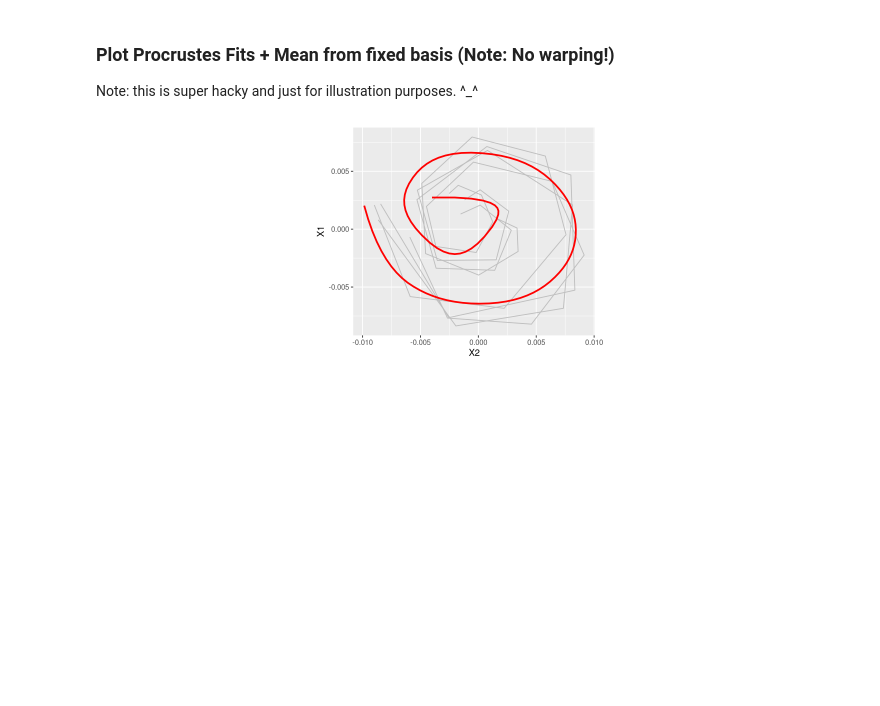
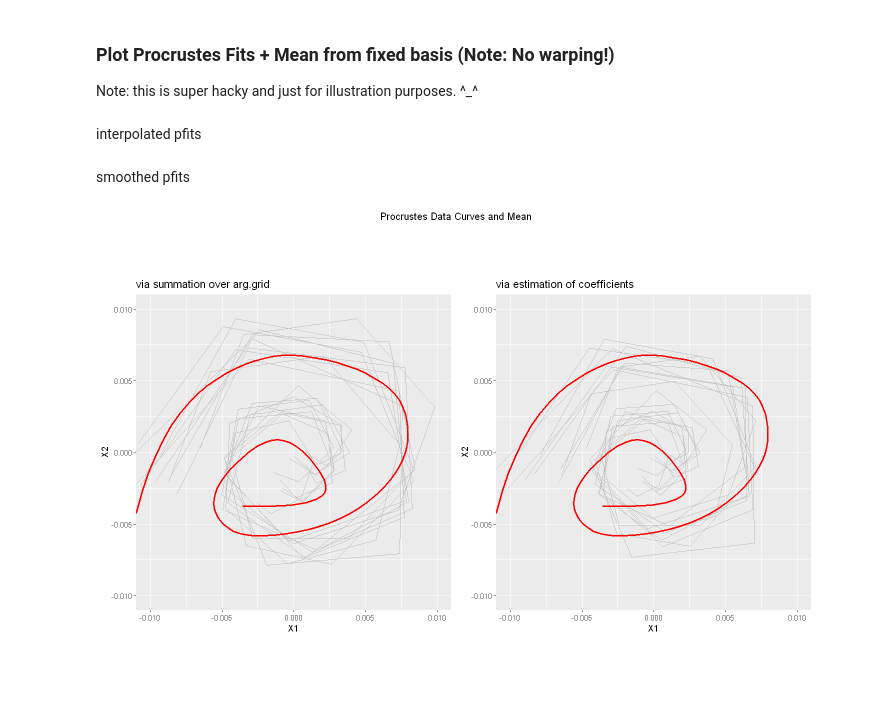
Before and after one commit to mpff/masterthesis, a Jupyter notebook: notebooks/manu_mean_directly_from_coefs.ipynb, the cells around one changed output. Saved outputs shown, nothing was run; the diff lists cells and outputs as text; code cells hidden in the pictures; blank space fills up the shorter version.

```diff
--- a/notebooks/manu_mean_directly_from_coefs.ipynb
+++ b/notebooks/manu_mean_directly_from_coefs.ipynb
@@ -189,32 +208,3 @@ matplot(arg.grid, yt, t="l")
 # %% [markdown]
 ### Plot Procrustes Fits + Mean from fixed basis (Note: No warping!)
 Note: this is super hacky and just for illustration purposes. ^_^
-# %%
-bt.xy <- center_curve(bt.xy)
-
-align_curve_proc2d <- function(data_curve, mean){
-    mean_coefs = as.matrix(mean)
-    mean_eval = elasdics:::make_design(arg.grid, knots = seq(0,1,length = 102)) %*% mean_coefs
-    mean_eval = complex(real = mean_eval[,2], imaginary = mean_eval[,1])
-    b_coefs <- as.matrix(data_curve[,-1])
-    b_eval <- elasdics:::make_design(arg.grid, knots = data_curve$t) %*% b_coefs
-    b_eval <- complex(real = b_eval[,1], imaginary = b_eval[,2])
-    bm <- Conj(b_eval) %*% mean_eval
-    bb <- Conj(b_eval) %*% b_eval
-    # Apply rotation+scaling to original curve, return.
-    b_compl <- complex(real = b_coefs[,1], imaginary = b_coefs[,2])
-    pfit <- as.vector(bm) * b_compl / as.vector(bb)
-    data.frame(t = data_curve$t, X1 = Re(pfit), X2 = Im(pfit))
-}
-
-pfits <- lapply(data_curves, function(x) {
-    pfit <- align_curve_proc2d(x, bt.xy)
-    center_curve(pfit)
-})
-
-ggplot(bind_rows(pfits, .id="id"), aes(x=X2, y=X1)) +
-    geom_path(aes(group=id), size = 0.5, color="grey") +
-    geom_path(data=bt.xy, aes(x=X1, y=X2), color = "red", size = 1) +
-    coord_fixed()
-# %% [output]
-[figure, removed]
@@ -220,0 +237,2 @@ ggplot(bind_rows(pfits, .id="id"), aes(x=X2, y=X1)) +
+# %% [markdown]
+interpolated pfits
@@ -220,0 +267,42 @@ ggplot(bind_rows(pfits, .id="id"), aes(x=X2, y=X1)) +
+# %% [markdown]
+smoothed pfits
+# %%
+pfits_coef <- lapply(1:length(srv_data_curves), function(j) {
+
+    q <- model_data_complex[model_data_complex$id == j,]
+    q_B <- elasdics2d:::make_design(q$m_long, knots)
+    q_coefs <- solve( t(Conj(q_B)) %*% q_B + t(beta.mat.inv) ) %*% t(Conj(q_B)) %*% q$q_m_long
+
+    qm <- t(Conj(q_coefs)) %*% G %*% Conj(coefs.mean)
+    qq <- t(Conj(q_coefs)) %*% G %*% q_coefs # always real.
+
+    # Calculate fit on unwarped srv curves...
+    srv_complex <- complex(real = srv_data_curves[[j]][,2], imaginary = srv_data_curves[[j]][,3])
+
+    qt <- c(qm/qq) * srv_complex
+    qt <- data.frame(t = srv_data_curves[[j]][,1], X1 = Re(qt), X2 = Im(qt))
+    bt <- get_points_from_srv(qt)
+
+    #p <- c(qm/qq) * q[,3]
+    #pt <- data.frame(t = q$m_long, X1 = Re(p), X2 = Im(p))
+    #bt <- get_points_from_srv(pt)
+    center_curve(bt)
+})
+# %%
+p1 <- ggplot(bind_rows(pfits, .id="id"), aes(x=X1, y=X2)) +
+    geom_path(aes(group=id), size = 0.5, color="grey") +
+    geom_path(data=bt.xy, aes(x=X1, y=-X2), color = "red", size = 1) +
+    coord_fixed(ylim=c(-0.01,0.01),xlim=c(-0.01,0.01)) +
+    ggtitle("via summation over arg.grid")
+
+
+p2 <- ggplot(bind_rows(pfits_coef, .id="id"), aes(x=X1, y=X2)) +
+    geom_path(aes(group=id), size = 0.5, color="grey") +
+    geom_path(data=bt.xy, aes(x=X1, y=-X2), color = "red", size = 1) +
+    coord_fixed(ylim=c(-0.01,0.01),xlim=c(-0.01,0.01)) +
+    ggtitle("via estimation of coefficients")
+
+options(repr.plot.width=12, repr.plot.height=8)
+grid.arrange(p1, p2, nrow=1, top="Procrustes Data Curves and Mean")
+# %% [output]
+[figure, added]
```
Also changed, not shown: parts of 16 cells of this notebook, 4 other files.
